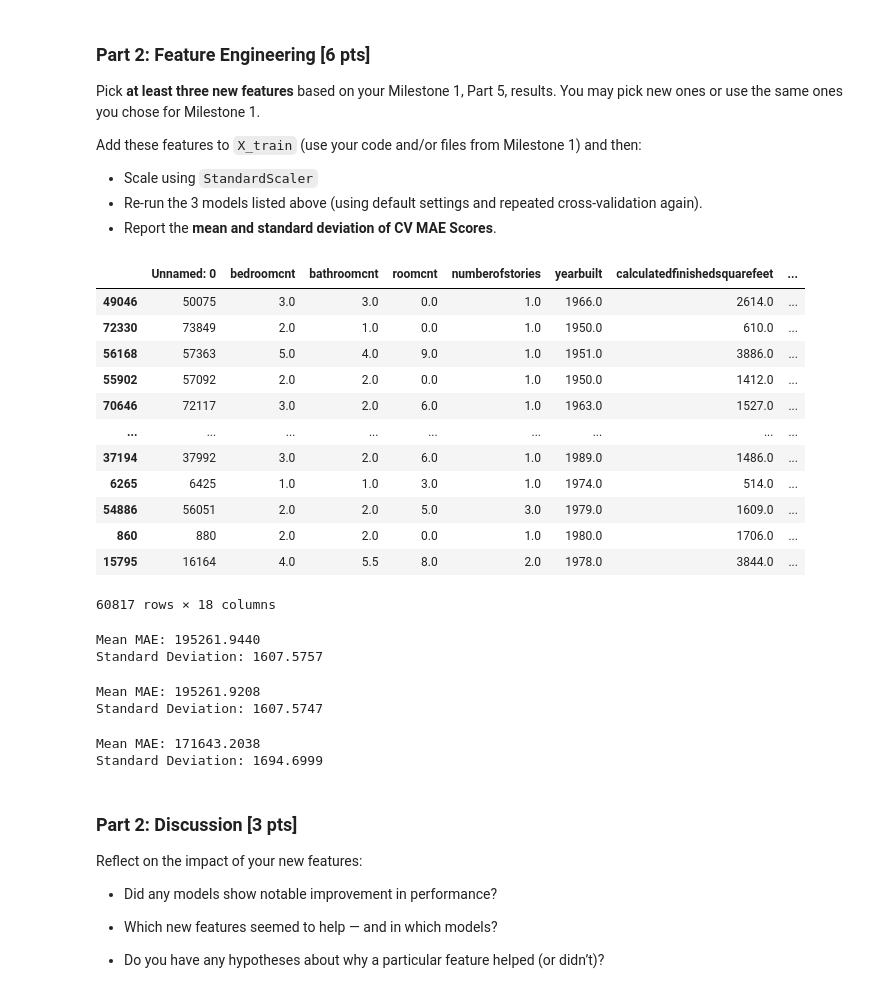
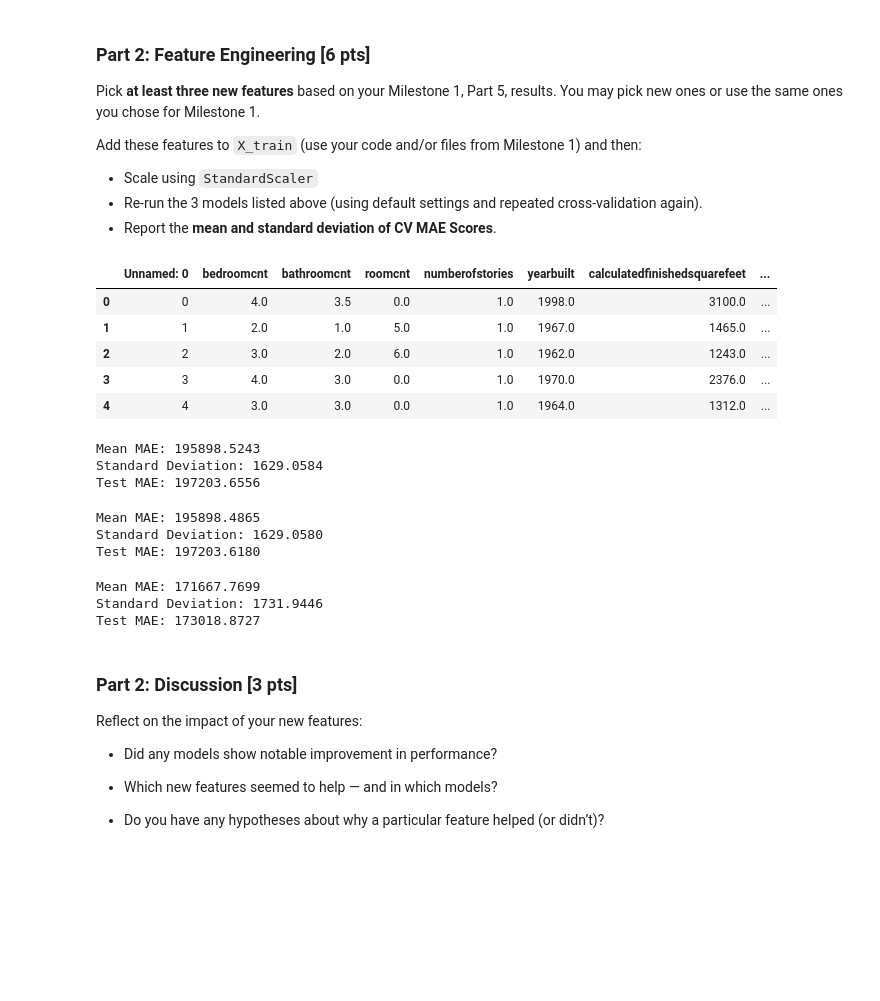
Before and after one commit to nallen35/DX_603_final, a Jupyter notebook: Milestone_02.ipynb, the cells around one changed output. Cells and saved outputs as stored; diff of their text form; code cells hidden in the pictures; blank space fills up the shorter version.

```diff
--- a/Milestone_02.ipynb
+++ b/Milestone_02.ipynb
@@ -204,28 +248,3 @@ Add these features to `X_train` (use your code and/or files from Milestone 1) an
 - Scale using `StandardScaler`
 - Re-run the 3 models listed above (using default settings and repeated cross-validation again).
 - Report the **mean and standard deviation of CV MAE Scores**.
-# %%
-# Add as many cells as you need
-# Bedrooms*Bathrooms
-X_train['bed_bath'] = X_train['bedroomcnt'] * X_train['bathroomcnt']
-
-# Finished square feet / Lot size
-X_train['sqft_to_lot_ratio'] = X_train['calculatedfinishedsquarefeet'] / X_train['lotsizesquarefeet']
-
-# Taking log of 'lotsizesuarefeet' and 'calculatedfinishedsquarefeet' to account for skewness
-X_train['log_lotsize'] = np.log1p(X_train['lotsizesquarefeet']) #log1 handles zeros
-X_train
-# %% [output]
-|  | Unnamed: 0 | bedroomcnt | bathroomcnt | roomcnt | numberofstories | yearbuilt | calculatedfinishedsquarefeet | ... |
-| 49046 | 50075 | 3.0 | 3.0 | 0.0 | 1.0 | 1966.0 | 2614.0 | ... |
-| 72330 | 73849 | 2.0 | 1.0 | 0.0 | 1.0 | 1950.0 | 610.0 | ... |
-| 56168 | 57363 | 5.0 | 4.0 | 9.0 | 1.0 | 1951.0 | 3886.0 | ... |
-| 55902 | 57092 | 2.0 | 2.0 | 0.0 | 1.0 | 1950.0 | 1412.0 | ... |
-| 70646 | 72117 | 3.0 | 2.0 | 6.0 | 1.0 | 1963.0 | 1527.0 | ... |
-| ... | ... | ... | ... | ... | ... | ... | ... | ... |
-| 37194 | 37992 | 3.0 | 2.0 | 6.0 | 1.0 | 1989.0 | 1486.0 | ... |
-| 6265 | 6425 | 1.0 | 1.0 | 3.0 | 1.0 | 1974.0 | 514.0 | ... |
-| 54886 | 56051 | 2.0 | 2.0 | 5.0 | 3.0 | 1979.0 | 1609.0 | ... |
-| 860 | 880 | 2.0 | 2.0 | 0.0 | 1.0 | 1980.0 | 1706.0 | ... |
-| 15795 | 16164 | 4.0 | 5.5 | 8.0 | 2.0 | 1978.0 | 3844.0 | ... |
-60817 rows × 18 columns
@@ -236,0 +251,9 @@ x_train_scaled = scaler.fit_transform(X_train)
+# %%
+df_cleaned.head()
+# %% [output]
+|  | Unnamed: 0 | bedroomcnt | bathroomcnt | roomcnt | numberofstories | yearbuilt | calculatedfinishedsquarefeet | ... |
+| 0 | 0 | 4.0 | 3.5 | 0.0 | 1.0 | 1998.0 | 3100.0 | ... |
+| 1 | 1 | 2.0 | 1.0 | 5.0 | 1.0 | 1967.0 | 1465.0 | ... |
+| 2 | 2 | 3.0 | 2.0 | 6.0 | 1.0 | 1962.0 | 1243.0 | ... |
+| 3 | 3 | 4.0 | 3.0 | 0.0 | 1.0 | 1970.0 | 2376.0 | ... |
+| 4 | 4 | 3.0 | 3.0 | 0.0 | 1.0 | 1964.0 | 1312.0 | ... |
@@ -245,9 +288,20 @@ mae_scores = -scoreLinear
 
 print(f"Mean MAE: {mae_scores.mean():.4f}")
 print(f"Standard Deviation: {mae_scores.std():.4f}")
+
+model_linear_reg.fit(x_train_scaled, y_train)
+
+# ---- Predict on test data ----
+y_pred_test = model_linear_reg.predict(x_test_scaled)
+
+# ---- Evaluate test performance ----
+test_mae = mean_absolute_error(y_test, y_pred_test)
+
+print(f"Test MAE: {test_mae:.4f}")
 # %% [output]
-Mean MAE: 195261.9440
-Standard Deviation: 1607.5757
+Mean MAE: 195898.5243
+Standard Deviation: 1629.0584
+Test MAE: 197203.6556
 # %%
 #Lasso Regression
 model_lasso = Lasso(alpha=0.1)
@@ -259,9 +313,19 @@ mae_scores_lasso = -scoreLinear_lasso
 
 print(f"Mean MAE: {mae_scores_lasso.mean():.4f}")
 print(f"Standard Deviation: {mae_scores_lasso.std():.4f}")
+model_lasso.fit(x_train_scaled, y_train)
+
+# ---- Predict on test data ----
+y_pred_test = model_lasso.predict(x_test_scaled)
+
+# ---- Evaluate test performance ----
+test_mae = mean_absolute_error(y_test, y_pred_test)
+
+print(f"Test MAE: {test_mae:.4f}")
 # %% [output]
-Mean MAE: 195261.9208
-Standard Deviation: 1607.5747
+Mean MAE: 195898.4865
+Standard Deviation: 1629.0580
+Test MAE: 197203.6180
 # %%
 #gradient boosting tree
 model_gradbst = GradientBoostingRegressor()
@@ -273,9 +337,21 @@ mae_scores_grdbst = -scoreLinear_grdtbst
 
 print(f"Mean MAE: {mae_scores_grdbst.mean():.4f}")
 print(f"Standard Deviation: {mae_scores_grdbst.std():.4f}")
+
+# ---- Fit on full training data ----
+model_gradbst.fit(x_train_scaled, y_train)
+
+# ---- Predict on test data ----
+y_pred_test = model_gradbst.predict(x_test_scaled)
+
+# ---- Evaluate test performance ----
+test_mae = mean_absolute_error(y_test, y_pred_test)
+
+print(f"Test MAE: {test_mae:.4f}")
 # %% [output]
-Mean MAE: 171643.2038
-Standard Deviation: 1694.6999
+Mean MAE: 171667.7699
+Standard Deviation: 1731.9446
+Test MAE: 173018.8727
 # %% [markdown]
 ### Part 2: Discussion [3 pts]
 
```
Also changed, not shown: parts of 10 cells of this notebook.
